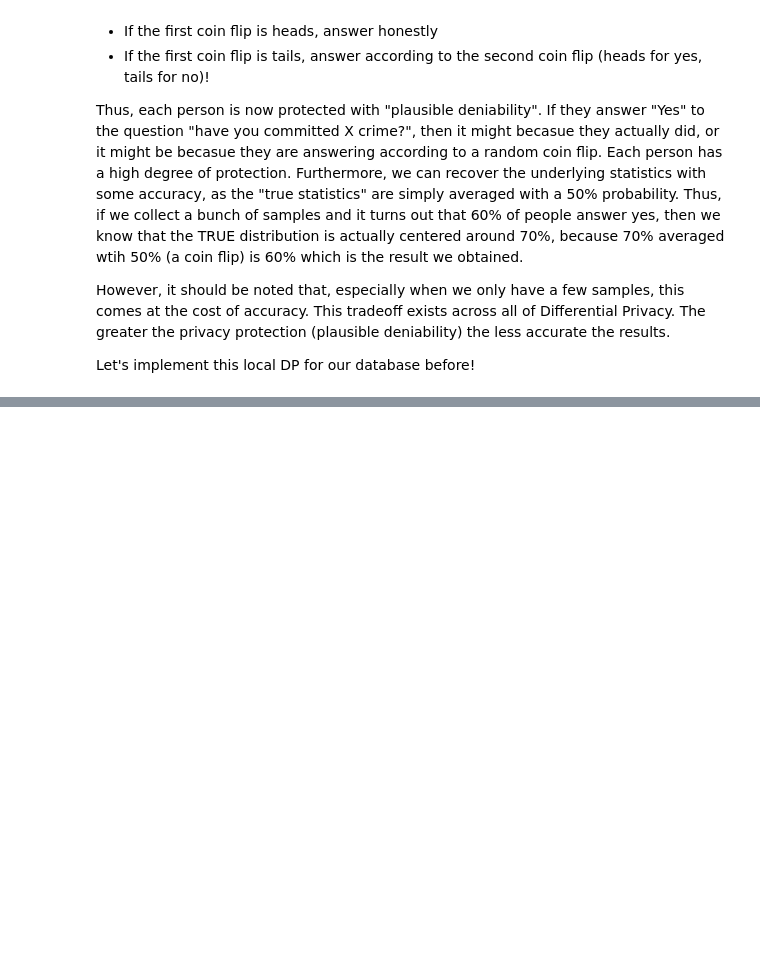
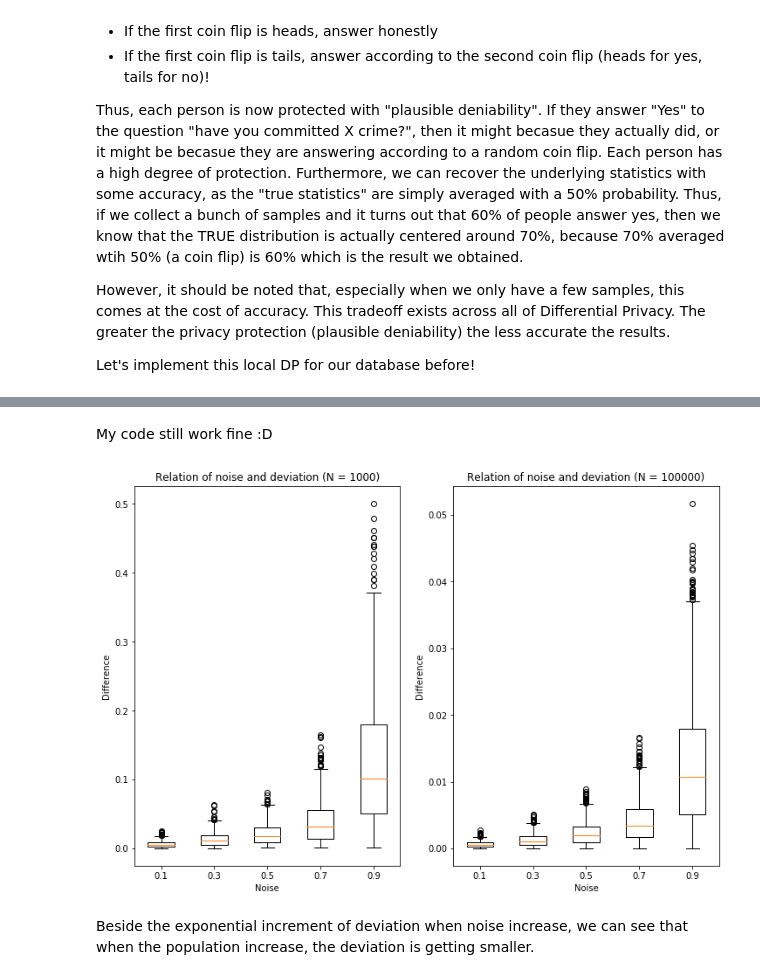
Before and after one commit to Luvata/udacity_private_ai, a Jupyter notebook: L5_intro_local_global_differential_privacy/Local and Global Differential Privacy.ipynb, the cells around one changed output, grey strips where cells are left out. Drawn from its saved outputs; the diff is of its cells as text; code cells hidden in the pictures; blank space fills up the shorter version.

```diff
--- a/L5_intro_local_global_differential_privacy/Local and Global Differential Privacy.ipynb
+++ b/L5_intro_local_global_differential_privacy/Local and Global Differential Privacy.ipynb
@@ -77,0 +87,50 @@ for num_entries in [10, 100, 1000, 1000, 10000]:
+# %% [markdown]
+My code still work fine :D
+# %%
+def get_differ_distribution(num_entries, list_noise=[0.1, 0.3, 0.5, 0.7, 0.9]):
+    """
+    Generate List[List[float]] with each List[float] is the difference of actual mean and
+    average mean which is calculated from augmented mean
+    """
+    # Generate DB
+    db = (torch.rand(num_entries) > 0.5).float()
+    actual_mean = query(db)
+    result = []
+    for noise in list_noise:
+        query_differ = []
+        for _ in range(num_test):
+            aug_db = get_augment_db(db, noise)
+            aug_mean = query(aug_db)
+            aug_mean = reverse_actual_percentage(aug_mean, noise)
+            query_differ.append(torch.abs(actual_mean - aug_mean).item())
+        result.append(query_differ)
+    return result
+
+
+def plot_box(num_entries, result, list_noise):
+#     plt.figure(figsize=(6, 10))
+    plt.title(f"Relation of noise and deviation (N = {num_entries})")
+    plt.boxplot(result)
+    num_noise = len(list_noise)
+    plt.xticks(ticks=range(1, num_noise + 1), labels=list_noise)
+    plt.xlabel("Noise")
+    plt.ylabel("Difference")
+# %%
+list_noise = [0.1, 0.3, 0.5, 0.7, 0.9]
+num_entries = 1000
+res1000 = get_differ_distribution(num_entries, list_noise)
+# %%
+list_noise = [0.1, 0.3, 0.5, 0.7, 0.9]
+num_entries = 100000
+res100000 = get_differ_distribution(num_entries, list_noise)
+# %%
+plt.figure(figsize=(12, 8))
+plt.subplot(1, 2, 1)
+plot_box(1000, res1000, list_noise)
+plt.subplot(1, 2, 2)
+plot_box(100000, res100000, list_noise)
+plt.savefig("relation2.png", dpi=200)
+# %% [output]
+[figure, added]
+# %% [markdown]
+Beside the exponential increment of deviation when noise increase, we can see that when the population increase, the deviation is getting smaller.
```
Also changed, not shown: parts of 5 cells of this notebook, 3 other files.
